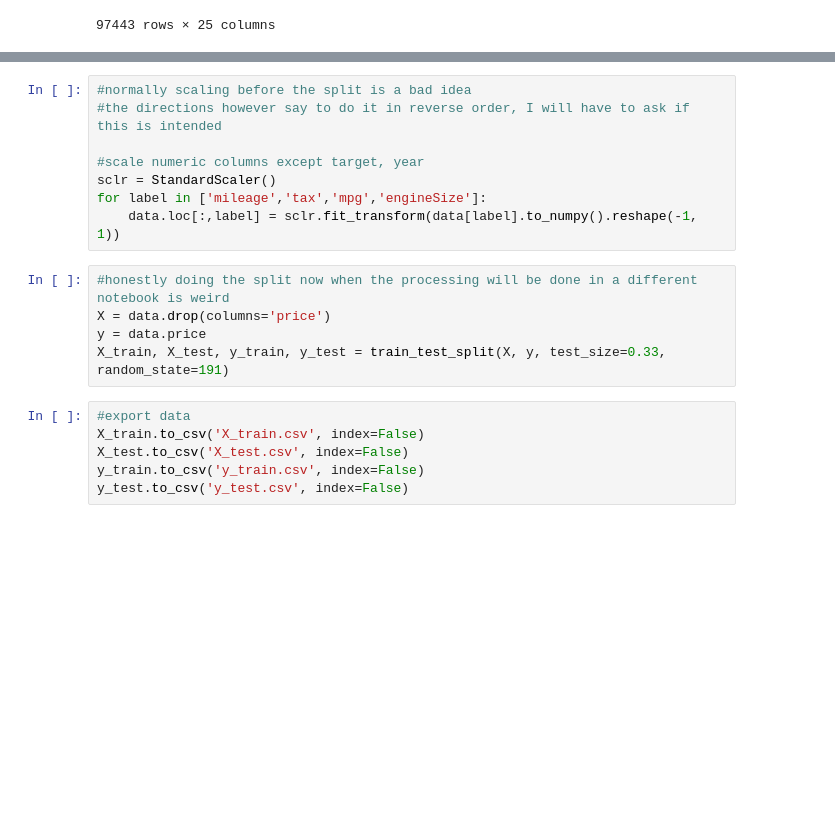
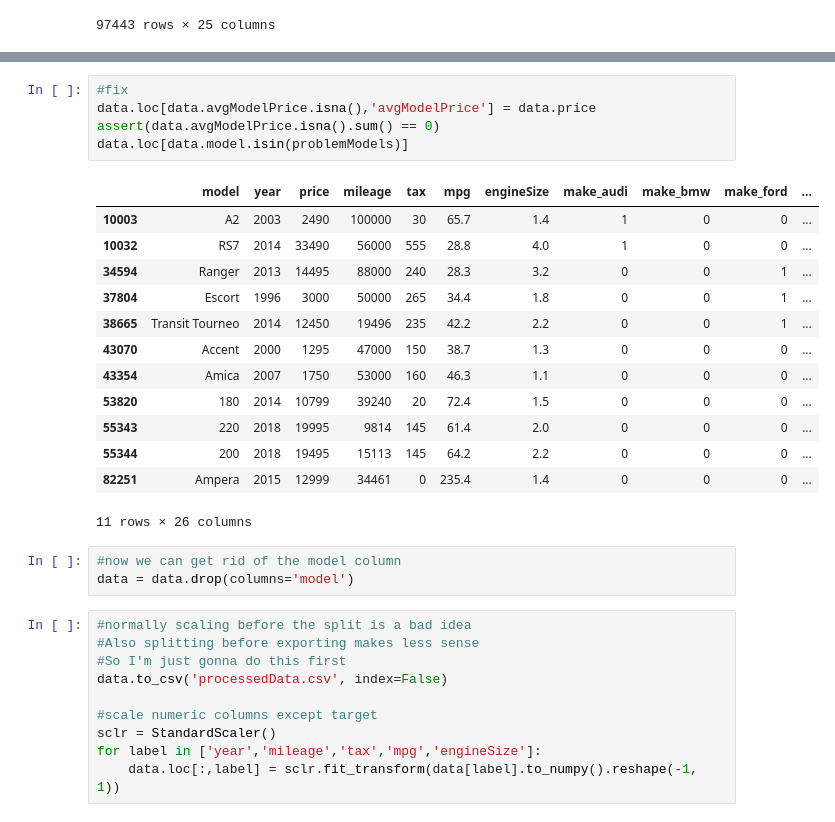
Before and after one commit to NickLamm/SpringboardCapstone2, a Jupyter notebook: Pre-processing and Training Data Development.ipynb, the cells around one changed output, grey strips where cells are left out. Cells and saved outputs as stored; diff of their text form; blank space fills up the shorter version.

```diff
--- a/Pre-processing and Training Data Development.ipynb
+++ b/Pre-processing and Training Data Development.ipynb
@@ -94,19 +117,32 @@ data.head()
+# %%
+#fix
+data.loc[data.avgModelPrice.isna(),'avgModelPrice'] = data.price
+assert(data.avgModelPrice.isna().sum() == 0)
+data.loc[data.model.isin(problemModels)]
+# %% [output]
+|  | model | year | price | mileage | tax | mpg | engineSize | make_audi | make_bmw | make_ford | ... |
+| 10003 | A2 | 2003 | 2490 | 100000 | 30 | 65.7 | 1.4 | 1 | 0 | 0 | ... |
+| 10032 | RS7 | 2014 | 33490 | 56000 | 555 | 28.8 | 4.0 | 1 | 0 | 0 | ... |
+| 34594 | Ranger | 2013 | 14495 | 88000 | 240 | 28.3 | 3.2 | 0 | 0 | 1 | ... |
+| 37804 | Escort | 1996 | 3000 | 50000 | 265 | 34.4 | 1.8 | 0 | 0 | 1 | ... |
+| 38665 | Transit Tourneo | 2014 | 12450 | 19496 | 235 | 42.2 | 2.2 | 0 | 0 | 1 | ... |
+| 43070 | Accent | 2000 | 1295 | 47000 | 150 | 38.7 | 1.3 | 0 | 0 | 0 | ... |
+| 43354 | Amica | 2007 | 1750 | 53000 | 160 | 46.3 | 1.1 | 0 | 0 | 0 | ... |
+| 53820 | 180 | 2014 | 10799 | 39240 | 20 | 72.4 | 1.5 | 0 | 0 | 0 | ... |
+| 55343 | 220 | 2018 | 19995 | 9814 | 145 | 61.4 | 2.0 | 0 | 0 | 0 | ... |
+| 55344 | 200 | 2018 | 19495 | 15113 | 145 | 64.2 | 2.2 | 0 | 0 | 0 | ... |
+| 82251 | Ampera | 2015 | 12999 | 34461 | 0 | 235.4 | 1.4 | 0 | 0 | 0 | ... |
+11 rows × 26 columns
+# %%
+#now we can get rid of the model column
+data = data.drop(columns='model')
 # %%
 #normally scaling before the split is a bad idea
-#the directions however say to do it in reverse order, I will have to ask if this is intended
+#Also splitting before exporting makes less sense
+#So I'm just gonna do this first
+data.to_csv('processedData.csv', index=False)
 
-#scale numeric columns except target, year
+#scale numeric columns except target
 sclr = StandardScaler()
-for label in ['mileage','tax','mpg','engineSize']:
+for label in ['year','mileage','tax','mpg','engineSize']:
     data.loc[:,label] = sclr.fit_transform(data[label].to_numpy().reshape(-1, 1))
-# %%
-#honestly doing the split now when the processing will be done in a different notebook is weird
-X = data.drop(columns='price')
-y = data.price
-X_train, X_test, y_train, y_test = train_test_split(X, y, test_size=0.33, random_state=191)
-# %%
-#export data
-X_train.to_csv('X_train.csv', index=False)
-X_test.to_csv('X_test.csv', index=False)
-y_train.to_csv('y_train.csv', index=False)
-y_test.to_csv('y_test.csv', index=False)
```
Also changed, not shown: parts of 7 cells of this notebook, 4 other files.
